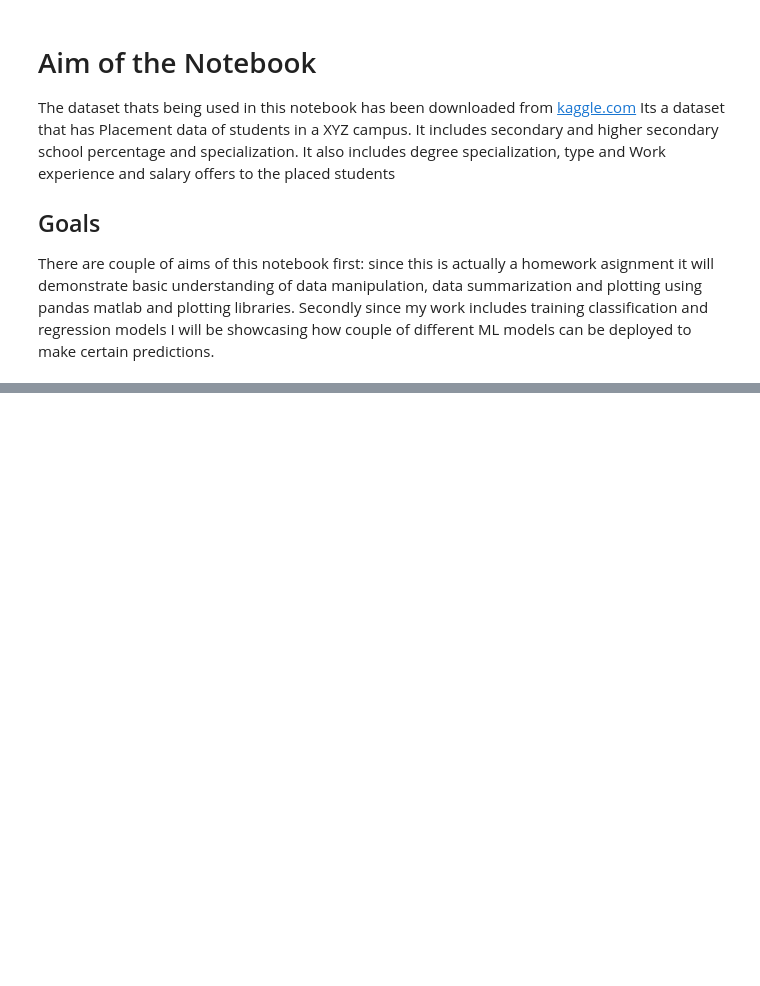
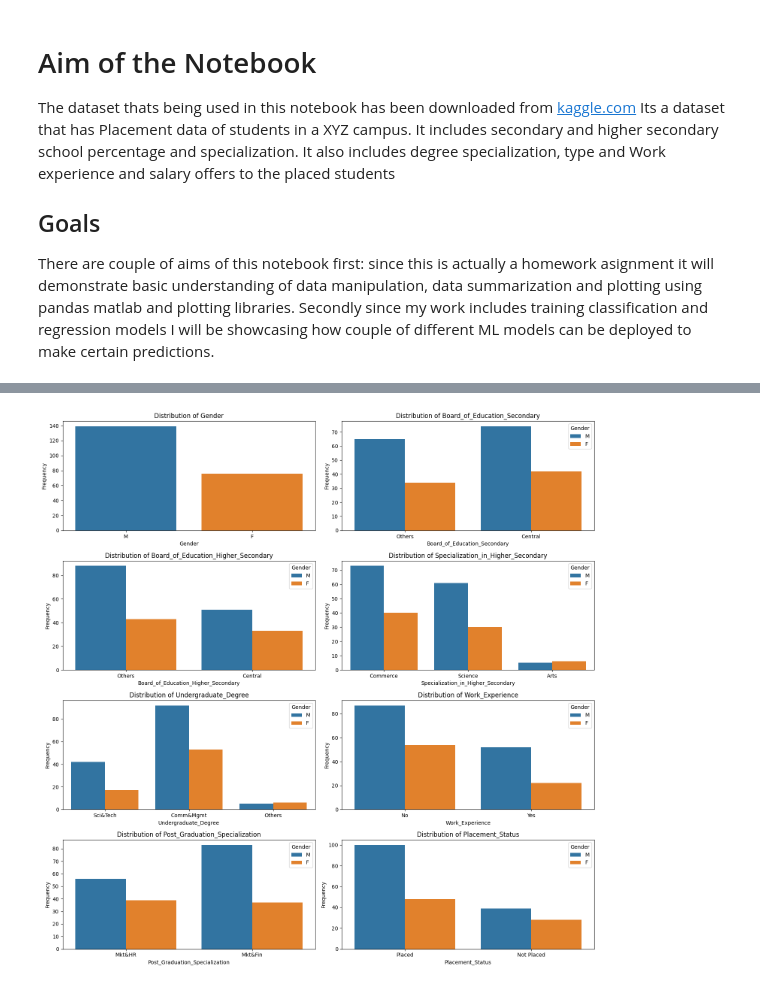
Before and after one commit to akovalp/python-cimec-alp-akova, a Jupyter notebook: analysis.ipynb, the cells around one changed output, grey strips where cells are left out. Drawn from its saved outputs; the diff is of its cells as text; code cells hidden in the pictures; blank space fills up the shorter version.

Commit message:
Explatory graphs added

```diff
--- a/analysis.ipynb
+++ b/analysis.ipynb
@@ -8,6 +12,20 @@ There are couple of aims of this notebook first: since this is actually a homewo
 # %%
-import pandas as pd
+df = pd.read_csv('Placement_Data_Full_Class.csv', index_col=0) # we make the first column the index column since its the unique identifier for each person
 
-df = pd.read_csv('Placement_Data_Full_Class.csv')
-
-df.head()
+# I will be renaming some of the columns so that they make more sense
+df = df.rename(columns={
+    'gender': 'Gender',
+    'ssc_p': 'Secondary_Education_Percentage',
+    'ssc_b': 'Board_of_Education_Secondary',
+    'hsc_p': 'Higher_Secondary_Education_Percentage',
+    'hsc_b': 'Board_of_Education_Higher_Secondary',
+    'hsc_s': 'Specialization_in_Higher_Secondary',
+    'degree_p': 'Degree_Percentage',
+    'degree_t': 'Undergraduate_Degree',
+    'workex': 'Work_Experience',
+    'etest_p': 'Employability_Test_Percentage',
+    'specialisation': 'Post_Graduation_Specialization',
+    'mba_p': 'MBA_Percentage',
+    'status': 'Placement_Status',
+    'salary': 'Salary'
+})
@@ -20,0 +87,5 @@ df.head()
+# %%
+for col in df.select_dtypes(include=['object']).columns:
+    print(f"Value counts for {col}:")
+    print(df[col].value_counts())
+    print(" " * 6)
@@ -20,0 +114,15 @@ df.head()
+# %%
+import matplotlib.pyplot as plt
+
+
+fig, axes = plt.subplots(nrows=4, ncols=2, figsize=(15, 15))
+
+for ax, col in zip(axes.flatten(), df.select_dtypes(include=['object']).columns):
+    sns.countplot(x=col, data=df, hue="Gender", ax=ax)
+    ax.set_title(f"Distribution of {col}")
+    ax.set_ylabel("Frequency")
+
+plt.tight_layout()
+plt.show()
+# %% [output]
+[figure, added]
```
Also changed, not shown: parts of 9 cells of this notebook.
